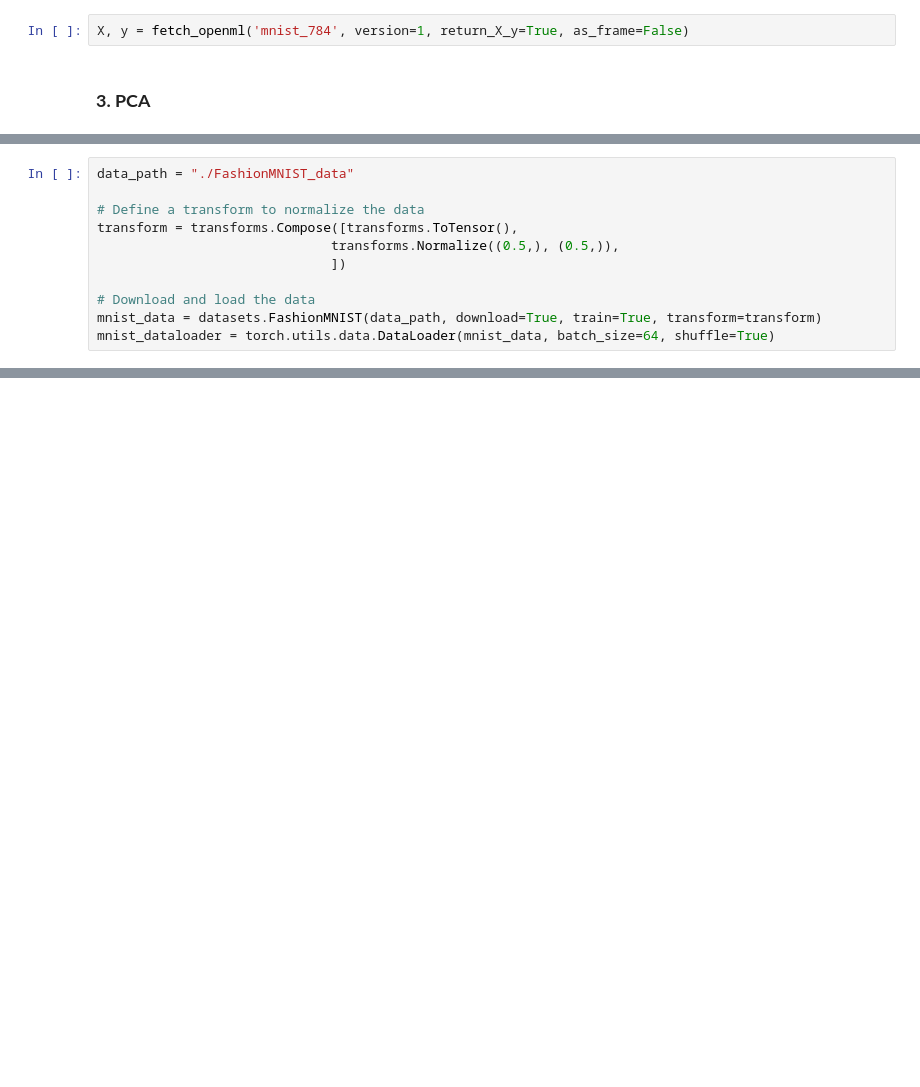
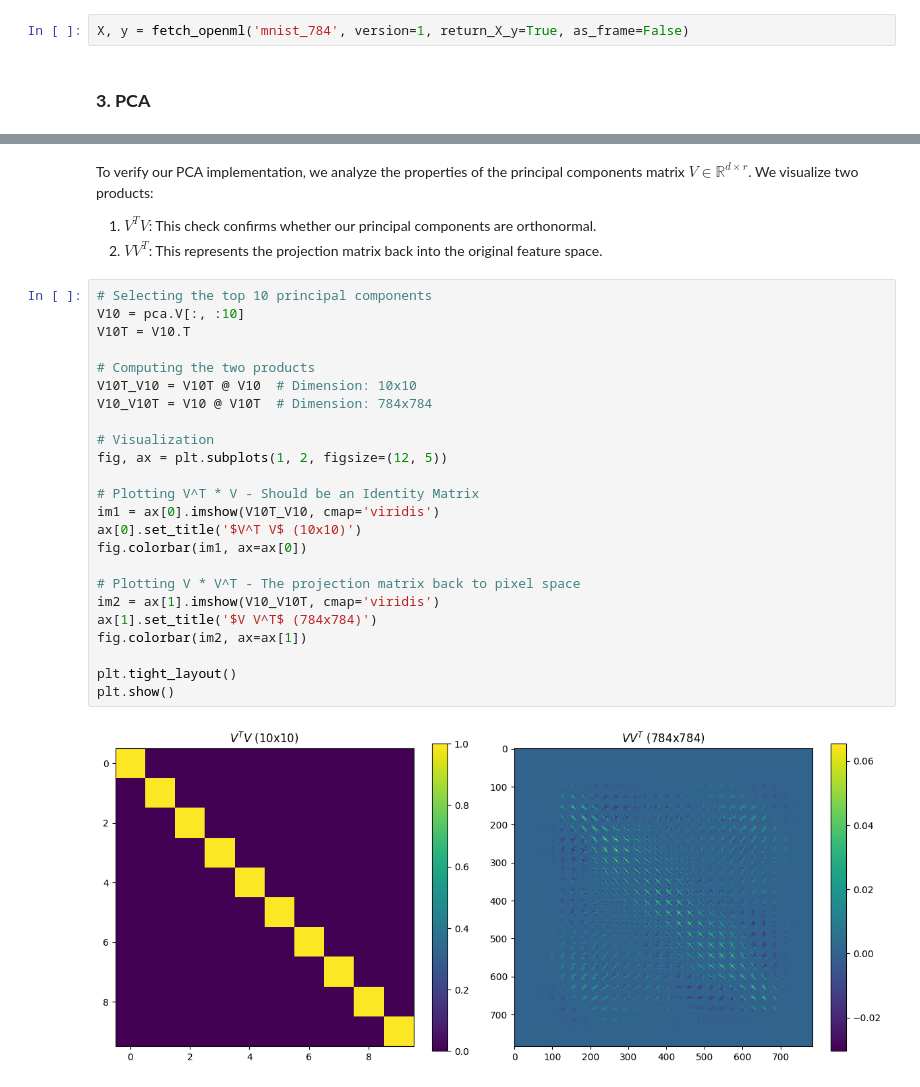
Before and after one commit to Amit-Bruhim/MNIST-Dimensionality-Reduction, a Jupyter notebook: src/pca_mnist_implementation.ipynb, the cells around one changed output, grey strips where cells are left out. Drawn from its saved outputs; the diff is of its cells as text; blank space fills up the shorter version.

```diff
--- a/src/pca_mnist_implementation.ipynb
+++ b/src/pca_mnist_implementation.ipynb
@@ -614,11 +19,0 @@ from torchvision import datasets, transforms
-# %%
-data_path = "./FashionMNIST_data"
-
-# Define a transform to normalize the data
-transform = transforms.Compose([transforms.ToTensor(),
-                              transforms.Normalize((0.5,), (0.5,)),
-                              ])
-
-# Download and load the data
-mnist_data = datasets.FashionMNIST(data_path, download=True, train=True, transform=transform)
-mnist_dataloader = torch.utils.data.DataLoader(mnist_data, batch_size=64, shuffle=True)
@@ -844,0 +88,30 @@ predict_and_save(best_model, test_path="FashionMNIST_test.pth", file_name="predi
+# %% [markdown]
+To verify our PCA implementation, we analyze the properties of the principal components matrix $V \in \mathbb{R}^{d \times r}$. We visualize two products:
+1. $V^TV$: This check confirms whether our principal components are orthonormal.
+2. $VV^T$: This represents the projection matrix back into the original feature space.
+# %%
+# Selecting the top 10 principal components
+V10 = pca.V[:, :10]
+V10T = V10.T
+
+# Computing the two products
+V10T_V10 = V10T @ V10  # Dimension: 10x10
+V10_V10T = V10 @ V10T  # Dimension: 784x784
+
+# Visualization
+fig, ax = plt.subplots(1, 2, figsize=(12, 5))
+
+# Plotting V^T * V - Should be an Identity Matrix
+im1 = ax[0].imshow(V10T_V10, cmap='viridis')
+ax[0].set_title('$V^T V$ (10x10)')
+fig.colorbar(im1, ax=ax[0])
+
+# Plotting V * V^T - The projection matrix back to pixel space
+im2 = ax[1].imshow(V10_V10T, cmap='viridis')
+ax[1].set_title('$V V^T$ (784x784)')
+fig.colorbar(im2, ax=ax[1])
+
+plt.tight_layout()
+plt.show()
+# %% [output]
+[figure, added]
```
Also changed, not shown: parts of 103 cells of this notebook.
